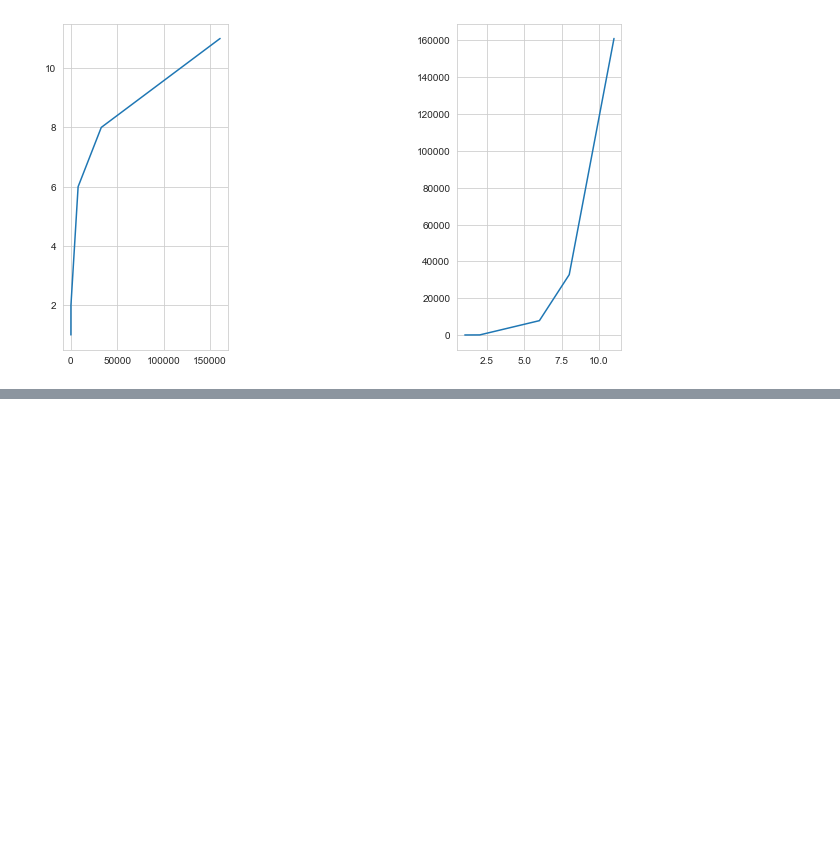
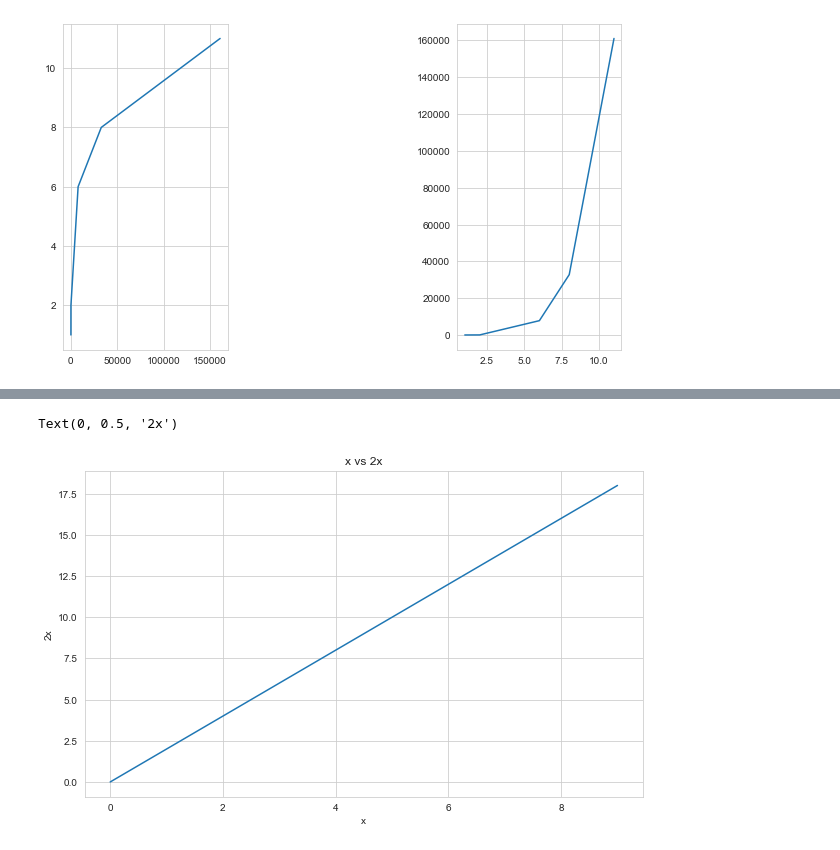
Before and after one commit to Yusuf5001/DVwPy, a Jupyter notebook: Matplotlib-1.ipynb, the cells around one changed output, grey strips where cells are left out. Drawn from its saved outputs; the diff is of its cells as text; code cells hidden in the pictures; blank space fills up the shorter version.

```diff
--- a/Matplotlib-1.ipynb
+++ b/Matplotlib-1.ipynb
@@ -116,0 +120,11 @@ ax[2].plot(y_p, x_p)
+# %%
+x = np.arange(0,10)
+y = x*2
+# %%
+plt.plot(x,y);
+plt.title("x vs 2x")
+plt.xlabel("x")
+plt.ylabel("2x")
+# %% [output]
+Text(0, 0.5, '2x')
+[figure, added]
```
Also changed, not shown: parts of 16 cells of this notebook, 1 other file.
